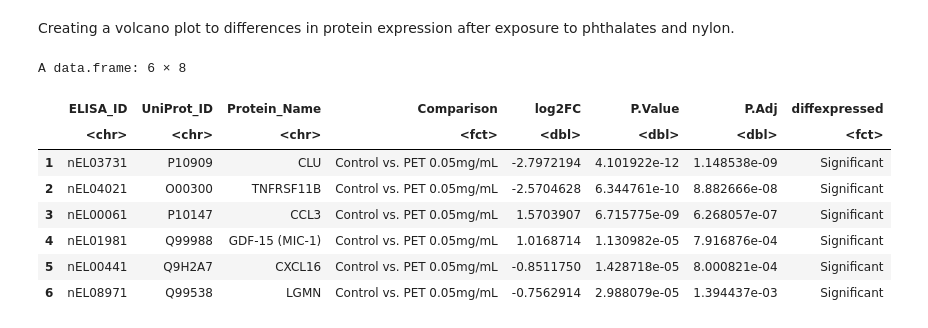
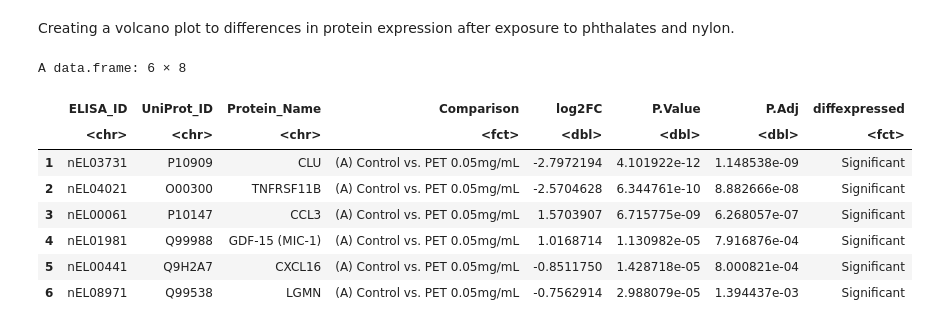
Before and after one commit to Ragerlab/P1014.-Nanoparticles-Proteins, a Jupyter notebook: 2. Volcano Plots/Volcano Plots.ipynb, the cells around one changed output. Cells and saved outputs as stored; diff of their text form; code cells hidden in the pictures.

```diff
--- a/2. Volcano Plots/Volcano Plots.ipynb
+++ b/2. Volcano Plots/Volcano Plots.ipynb
@@ -39,39 +48,47 @@ Creating a volcano plot to differences in protein expression after exposure to p
 # %%
 get_significance = function(df){
     # adding a col to denote whether a protein had a significant p value, log FC, or both
 
     # add a column of NAs
     df$diffexpressed <- "No Significance"
 
     # if p adj is significant only
     df$diffexpressed[df$P.Adj < 0.05] <- "Significant"#"P Adjust Only"
 
     # if logFoldChange > log2(1.5) and p adj < 0.05, set as "significant"
     #df$diffexpressed[abs(df$log2FC) > log2(1.5) & df$P.Adj < 0.05] <- "P Adjust and log Fold Change"
 
     # making into a factor
     df$diffexpressed = factor(df$diffexpressed, levels = c("No Significance", "Significant"))#"P Adjust Only",
                                                                            #"P Adjust and log Fold Change"))
 
     return(df)
 }
 
 # calling fn
 two_sig_protein_df = get_significance(two_group_df)
+two_sig_protein_df = two_sig_protein_df %>%
+    mutate(Comparison = ifelse(Comparison == 'Control vs. PET 0.05mg/mL', '(A) Control vs. PET 0.05mg/mL',
+                            ifelse(Comparison == 'Control vs. PET 0.1mg/mL', '(B) Control vs. PET 0.1mg/mL',
+                               ifelse(Comparison == 'PET 0.05mg/mL vs. PET 0.1mg/mL', '(C) PET 0.05mg/mL vs. PET 0.1mg/mL',
+                                   ifelse(Comparison == 'Control vs. PET-Rhodamine B 0.05mg/mL', '(D) Control vs. PET-Rhodamine B 0.05mg/mL',
+                                       ifelse(Comparison == 'Control vs. PET-Rhodamine B 0.1mg/mL', '(E) Control vs. PET-Rhodamine B 0.1mg/mL',
+                                           ifelse( Comparison == 'PET-Rhodamine B 0.05mg/mL vs.\nPET-Rhodamine B 0.1mg/mL',
+                               '(F) PET-Rhodamine B 0.05mg/mL vs.\nPET-Rhodamine B 0.1mg/mL', Comparison)))))))
 two_sig_protein_df$Comparison = factor(two_sig_protein_df$Comparison,
-                                       levels = c('Control vs. PET 0.05mg/mL','Control vs. PET 0.1mg/mL',
-                                                  'PET 0.05mg/mL vs. PET 0.1mg/mL', 'Control vs. PET-Rhodamine B 0.05mg/mL',
-                                                  'Control vs. PET-Rhodamine B 0.1mg/mL',
-                                                  'PET-Rhodamine B 0.05mg/mL vs.\nPET-Rhodamine B 0.1mg/mL'))
+                                       levels = c('(A) Control vs. PET 0.05mg/mL','(B) Control vs. PET 0.1mg/mL',
+                                                  '(C) PET 0.05mg/mL vs. PET 0.1mg/mL', '(D) Control vs. PET-Rhodamine B 0.05mg/mL',
+                                                  '(E) Control vs. PET-Rhodamine B 0.1mg/mL',
+                                                  '(F) PET-Rhodamine B 0.05mg/mL vs.\nPET-Rhodamine B 0.1mg/mL'))
 
 head(two_sig_protein_df)
 # %% [output]
 A data.frame: 6 × 8
 |  | ELISA_ID | UniProt_ID | Protein_Name | Comparison | log2FC | P.Value | P.Adj | diffexpressed |
 |  | <chr> | <chr> | <chr> | <fct> | <dbl> | <dbl> | <dbl> | <fct> |
-| 1 | nEL03731 | P10909 | CLU | Control vs. PET 0.05mg/mL | -2.7972194 | 4.101922e-12 | 1.148538e-09 | Significant |
-| 2 | nEL04021 | O00300 | TNFRSF11B | Control vs. PET 0.05mg/mL | -2.5704628 | 6.344761e-10 | 8.882666e-08 | Significant |
-| 3 | nEL00061 | P10147 | CCL3 | Control vs. PET 0.05mg/mL | 1.5703907 | 6.715775e-09 | 6.268057e-07 | Significant |
-| 4 | nEL01981 | Q99988 | GDF-15 (MIC-1) | Control vs. PET 0.05mg/mL | 1.0168714 | 1.130982e-05 | 7.916876e-04 | Significant |
-| 5 | nEL00441 | Q9H2A7 | CXCL16 | Control vs. PET 0.05mg/mL | -0.8511750 | 1.428718e-05 | 8.000821e-04 | Significant |
-| 6 | nEL08971 | Q99538 | LGMN | Control vs. PET 0.05mg/mL | -0.7562914 | 2.988079e-05 | 1.394437e-03 | Significant |
+| 1 | nEL03731 | P10909 | CLU | (A) Control vs. PET 0.05mg/mL | -2.7972194 | 4.101922e-12 | 1.148538e-09 | Significant |
+| 2 | nEL04021 | O00300 | TNFRSF11B | (A) Control vs. PET 0.05mg/mL | -2.5704628 | 6.344761e-10 | 8.882666e-08 | Significant |
+| 3 | nEL00061 | P10147 | CCL3 | (A) Control vs. PET 0.05mg/mL | 1.5703907 | 6.715775e-09 | 6.268057e-07 | Significant |
+| 4 | nEL01981 | Q99988 | GDF-15 (MIC-1) | (A) Control vs. PET 0.05mg/mL | 1.0168714 | 1.130982e-05 | 7.916876e-04 | Significant |
+| 5 | nEL00441 | Q9H2A7 | CXCL16 | (A) Control vs. PET 0.05mg/mL | -0.8511750 | 1.428718e-05 | 8.000821e-04 | Significant |
+| 6 | nEL08971 | Q99538 | LGMN | (A) Control vs. PET 0.05mg/mL | -0.7562914 | 2.988079e-05 | 1.394437e-03 | Significant |
```
Also changed, not shown: parts of 5 cells of this notebook.
